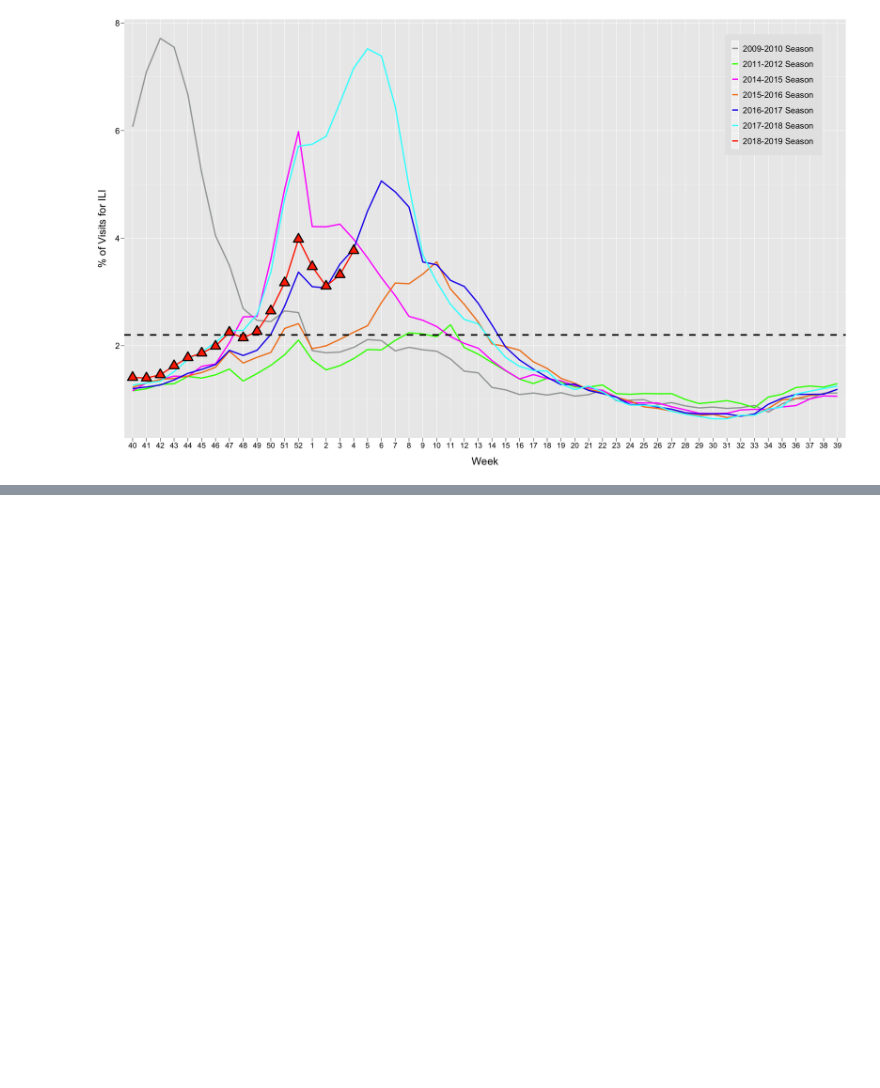
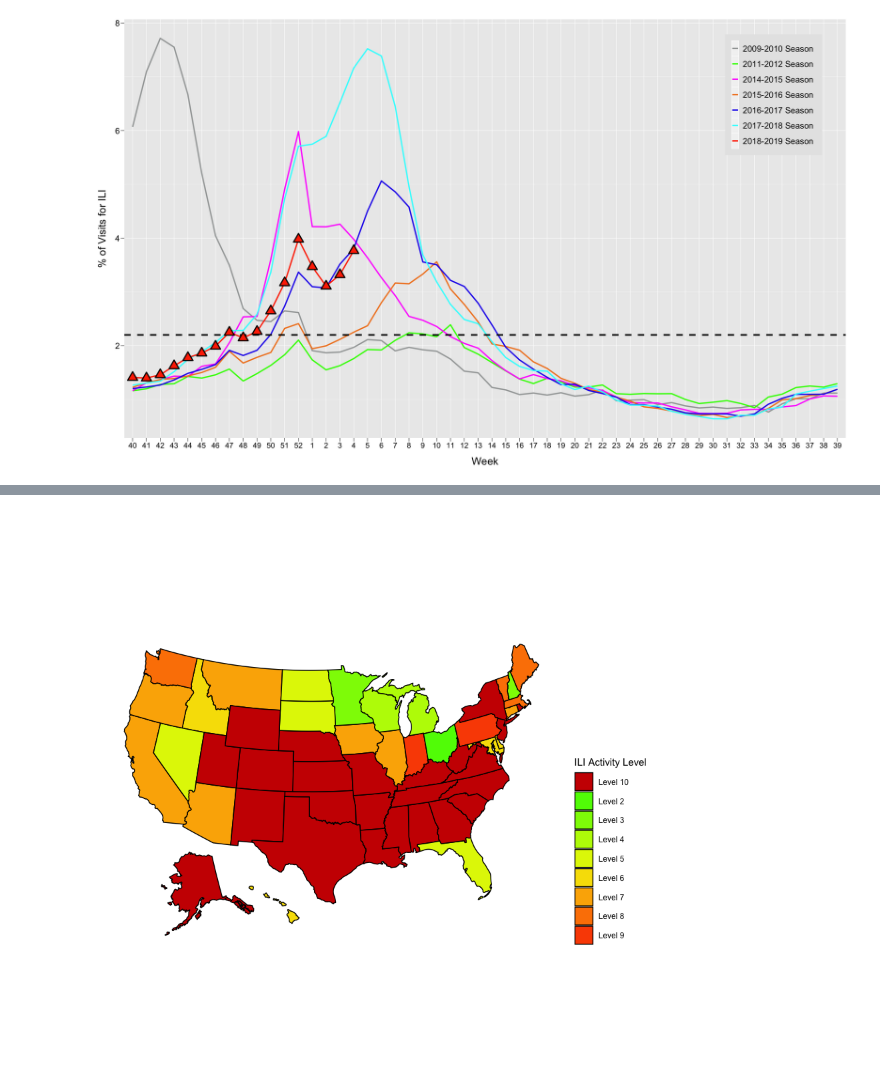
Before and after one commit to nullbringer/Exploratory-Data-Analysis, a Jupyter notebook: Lab1/part2/Lab1Part2.ipynb, the cells around one changed output, grey strips where cells are left out. Saved outputs shown, nothing was run; the diff lists cells and outputs as text; code cells hidden in the pictures; blank space fills up the shorter version.

```diff
--- a/Lab1/part2/Lab1Part2.ipynb
+++ b/Lab1/part2/Lab1Part2.ipynb
@@ -198,3 +198,13 @@ p <- ggplot(data=df, aes(x=WEEK, y=X..WEIGHTED.ILI, group=yearComb, colour=yearC
 p + scale_colour_manual(values = c("2009-2010 Season" = "#A3A6A6", "2011-2012 Season" = "#33FF00", "2014-2015 Season" = "#FF00FF", "2015-2016 Season" = "#F28323", "2016-2017 Season" = "#250EEC", "2017-2018 Season" = "#33FFFF", "2018-2019 Season" = "#FF3300"))
 # %% [output]
 [figure]
+# %%
+ili_activity_level = read.csv("StateDataforMap_2018-19week7.csv")
+act <- ili_activity_level[c(1,4,5)]
+names(act) <- c("full","level","label")
+# nrow(act)
+act
+# statepop
+
+state_data <- merge(statepop,act, by="full")
+# nrow(state_data)
@@ -200,0 +229,18 @@ p + scale_colour_manual(values = c("2009-2010 Season" = "#A3A6A6", "2011-2012 Se
+# %%
+library(usmap)
+library(ggplot2)
+
+color_pallete <- c("Level 0" = "#FFFFFF", "Level 1" = "#00C200", "Level 2" = "#5BF700", "Level 3" = "#8CF700",
+                   "Level 4" = "#BAF700", "Level 5" = "#E0F500", "Level 6" = "#F7DF00", "Level 7" = "#FCB100",
+                   "Level 8" = "#FC8200",  "Level 9" = "#FA4F00", "Level 10" = "#CC0000")
+
+plot_usmap(data = state_data, values = "level") +
+scale_fill_manual(values = color_pallete, name= "ILI Activity Level",guide = 'legend') +
+
+theme(legend.position = "right")
+
+# scale_colour_manual(name="Error Bars",values=color_pallete) + scale_fill_manual(name="Bar",values=cols)
+
+#   scale_fill_manual(values = color_pallete, name= "My name", guide = guide_legend(reverse = TRUE))
+# %% [output]
+[figure, added]
```
Also changed, not shown: parts of 1 cell of this notebook, 2 other files.
